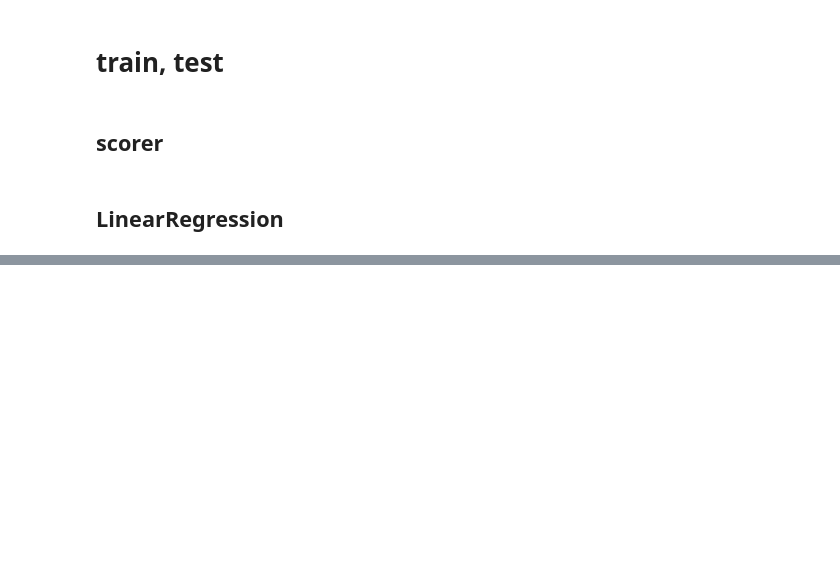
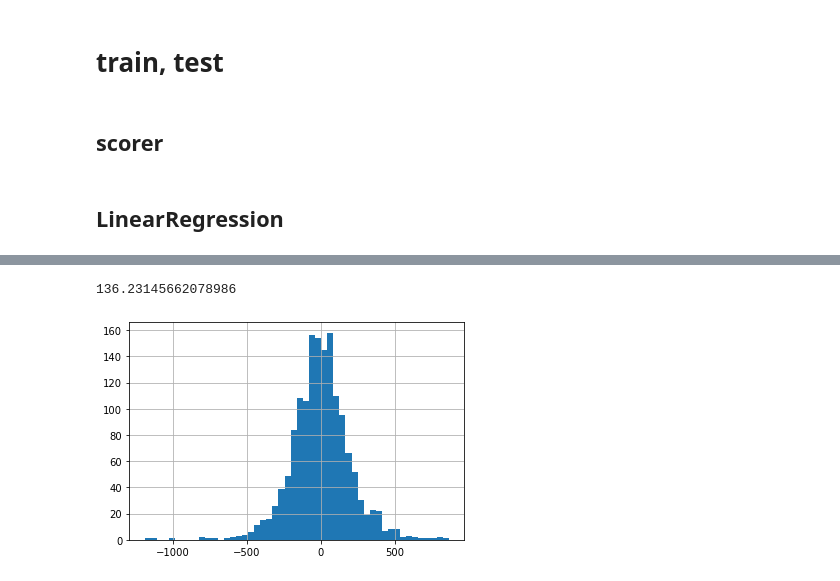
Before and after one commit to Maks-1011/hackathons, a Jupyter notebook: energy_predictions/energy_predict.ipynb, the cells around one changed output, grey strips where cells are left out. Drawn from its saved outputs; the diff is of its cells as text; code cells hidden in the pictures; blank space fills up the shorter version.

```diff
--- a/energy_predictions/energy_predict.ipynb
+++ b/energy_predictions/energy_predict.ipynb
@@ -593,21 +625,32 @@ numeric_processor = Pipeline(steps=[('scalar', StandardScaler())])
 # %%
 categorical_processor = Pipeline(steps=[ ('OHE', OneHotEncoder(handle_unknown='ignore'))])
 # %%
-# X (проверка month + week_number)
+# X train
 
-X_lr = train_sample[['target_shift_1', 'target_shift_2', 'temp_pred', 'target_shift_7', 'ma', 'temp_shift_1',
-                    'day_name', 'holiday_date', 'month', 'temp_ma']]
+X_lr = train_sample[['target_shift_1',
+                     'target_shift_2',
+                     'temp_pred',
+                     'ma',
+#                      'temp_shift_1',
+                     'day_name',
+                     'holiday_date',
+                     'temp_ma'
+                    ]]
 # %%
 preprocessor = ColumnTransformer(
-    [('categorical', categorical_processor,['day_name', 'holiday_date', 'month']),
-    ('numeric', numeric_processor,['target_shift_1',
+    [
+        ('categorical', categorical_processor,['day_name', 'holiday_date']),
+        ('numeric', numeric_processor,['target_shift_1',
                                        'target_shift_2',
                                        'temp_pred',
-                                       'target_shift_7',
+
                                        'ma',
-                                       'temp_shift_1',
-                                       'temp_ma'])]
-)
+#                                        'temp_shift_1',
+                                       'temp_ma'
+                                      ]
+        )
+    ]
+                                )
 # %%
 lr_pipe = make_pipeline(preprocessor, LinearRegression())
 # %%
@@ -617,0 +661,10 @@ round(np.mean(lr_cv), 2)
+# %%
+def predict_analysis(model_, X_sample, y_sample):
+    predict = model_.predict(X_sample)
+    predict_analysis = pd.DataFrame(y_sample).copy()
+    predict_analysis['predict'] = predict
+    predict_analysis['error'] = predict_analysis.eval('target - predict')
+
+    return predict_analysis
+# %%
+lr_pipe.fit(X_lr, y_lr)
@@ -617,0 +701,12 @@ round(np.mean(lr_cv), 2)
+# %%
+mean_absolute_error(y_lr_test, lr_pipe.predict(X_lr_test))
+# %% [output]
+136.23145662078986
+# %%
+# анализ остатков
+
+lr_predict_analysis = predict_analysis(lr_pipe, X_lr, y_lr)
+
+lr_predict_analysis['error'].hist(bins=50);
+# %% [output]
+[figure, added]
```
Also changed, not shown: parts of 44 cells of this notebook.
